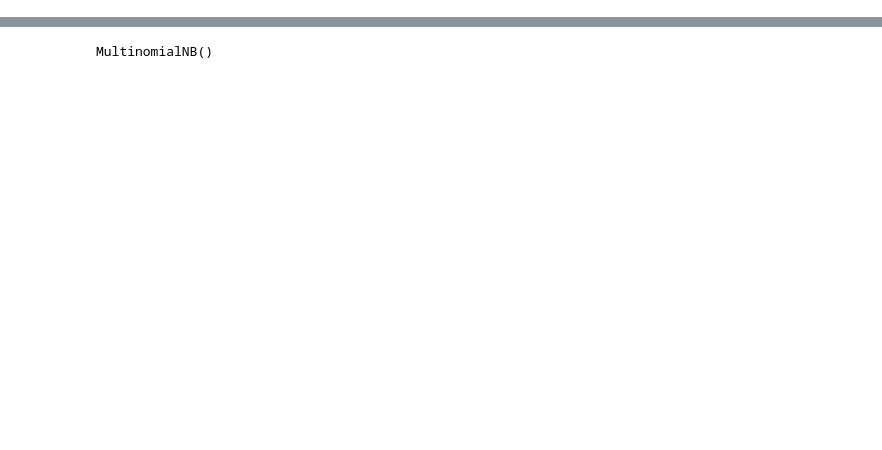
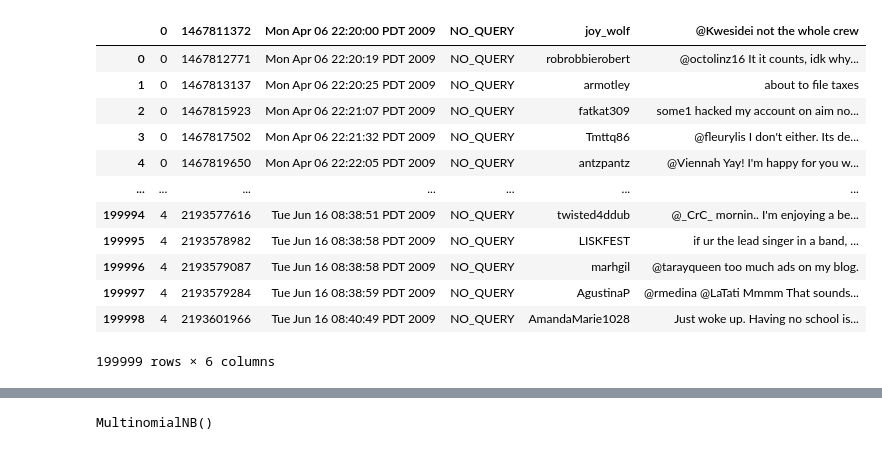
Before and after one commit to hariskhawja/EmotionSense.AI, a Jupyter notebook: models/positivity_model.ipynb, the cells around one changed output, grey strips where cells are left out. Cells and saved outputs as stored; diff of their text form; code cells hidden in the pictures; blank space fills up the shorter version.

```diff
--- a/models/positivity_model.ipynb
+++ b/models/positivity_model.ipynb
@@ -36,0 +25,21 @@ positivity
+# %%
+n = 1600000 #number of records in file
+s = 100000 #desired sample size
+filename = "twitter_tweets.csv"
+skip = sorted(random.sample(range(n),n-s))
+positivity = pd.read_csv(filename, skiprows=skip, encoding='latin-1')
+positivity
+# %% [output]
+|  | 0 | 1467811372 | Mon Apr 06 22:20:00 PDT 2009 | NO_QUERY | joy_wolf | @Kwesidei not the whole crew |
+| 0 | 0 | 1467812771 | Mon Apr 06 22:20:19 PDT 2009 | NO_QUERY | robrobbierobert | @octolinz16 It it counts, idk why... |
+| 1 | 0 | 1467813137 | Mon Apr 06 22:20:25 PDT 2009 | NO_QUERY | armotley | about to file taxes |
+| 2 | 0 | 1467815923 | Mon Apr 06 22:21:07 PDT 2009 | NO_QUERY | fatkat309 | some1 hacked my account on aim no... |
+| 3 | 0 | 1467817502 | Mon Apr 06 22:21:32 PDT 2009 | NO_QUERY | Tmttq86 | @fleurylis I don't either. Its de... |
+| 4 | 0 | 1467819650 | Mon Apr 06 22:22:05 PDT 2009 | NO_QUERY | antzpantz | @Viennah Yay! I'm happy for you w... |
+| ... | ... | ... | ... | ... | ... | ... |
+| 199994 | 4 | 2193577616 | Tue Jun 16 08:38:51 PDT 2009 | NO_QUERY | twisted4ddub | @_CrC_ mornin.. I'm enjoying a be... |
+| 199995 | 4 | 2193578982 | Tue Jun 16 08:38:58 PDT 2009 | NO_QUERY | LISKFEST | if ur the lead singer in a band, ... |
+| 199996 | 4 | 2193579087 | Tue Jun 16 08:38:58 PDT 2009 | NO_QUERY | marhgil | @tarayqueen too much ads on my blog. |
+| 199997 | 4 | 2193579284 | Tue Jun 16 08:38:59 PDT 2009 | NO_QUERY | AgustinaP | @rmedina @LaTati Mmmm That sounds... |
+| 199998 | 4 | 2193601966 | Tue Jun 16 08:40:49 PDT 2009 | NO_QUERY | AmandaMarie1028 | Just woke up. Having no school is... |
+199999 rows × 6 columns
```
Also changed, not shown: parts of 15 cells of this notebook, 1 other file.
